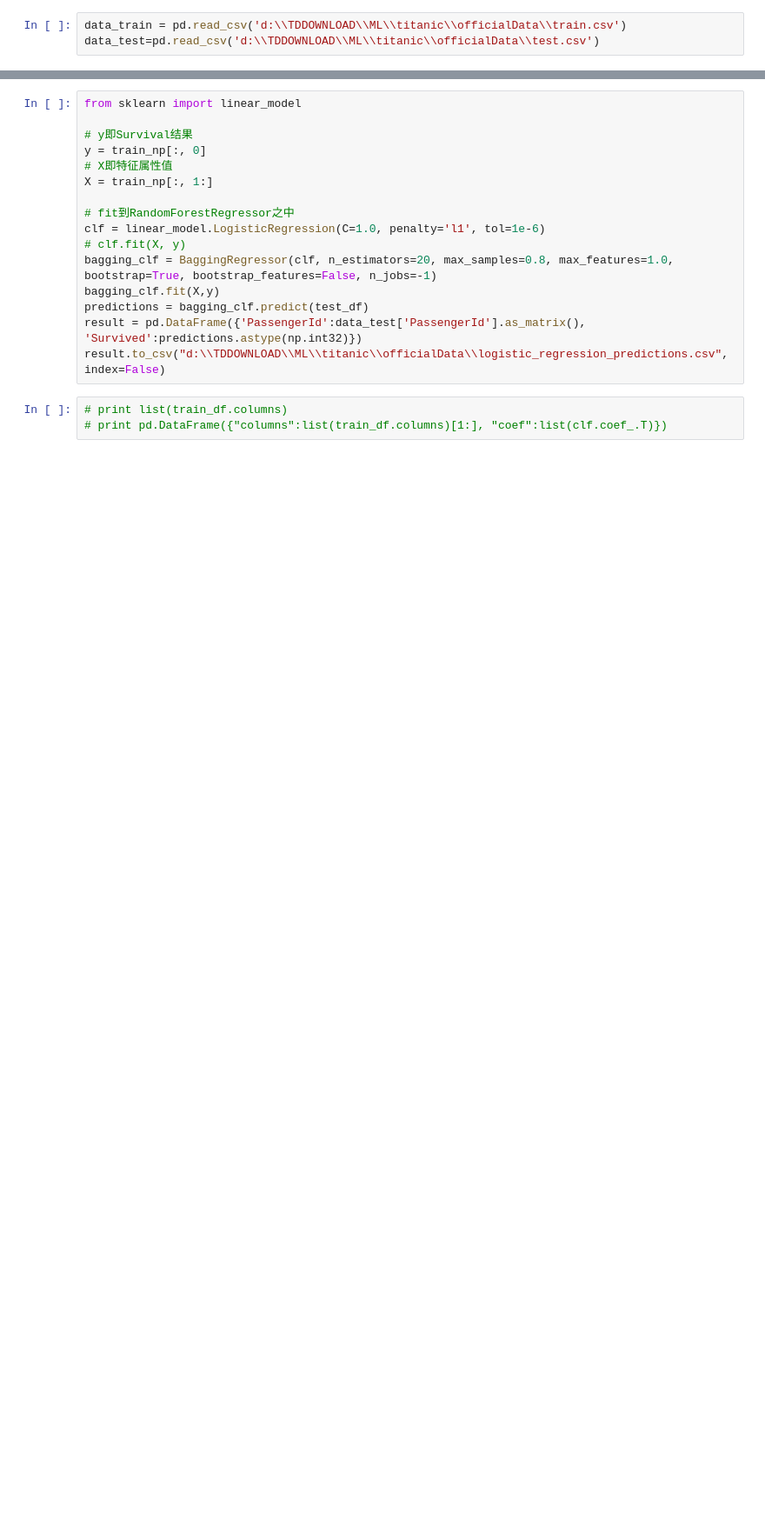
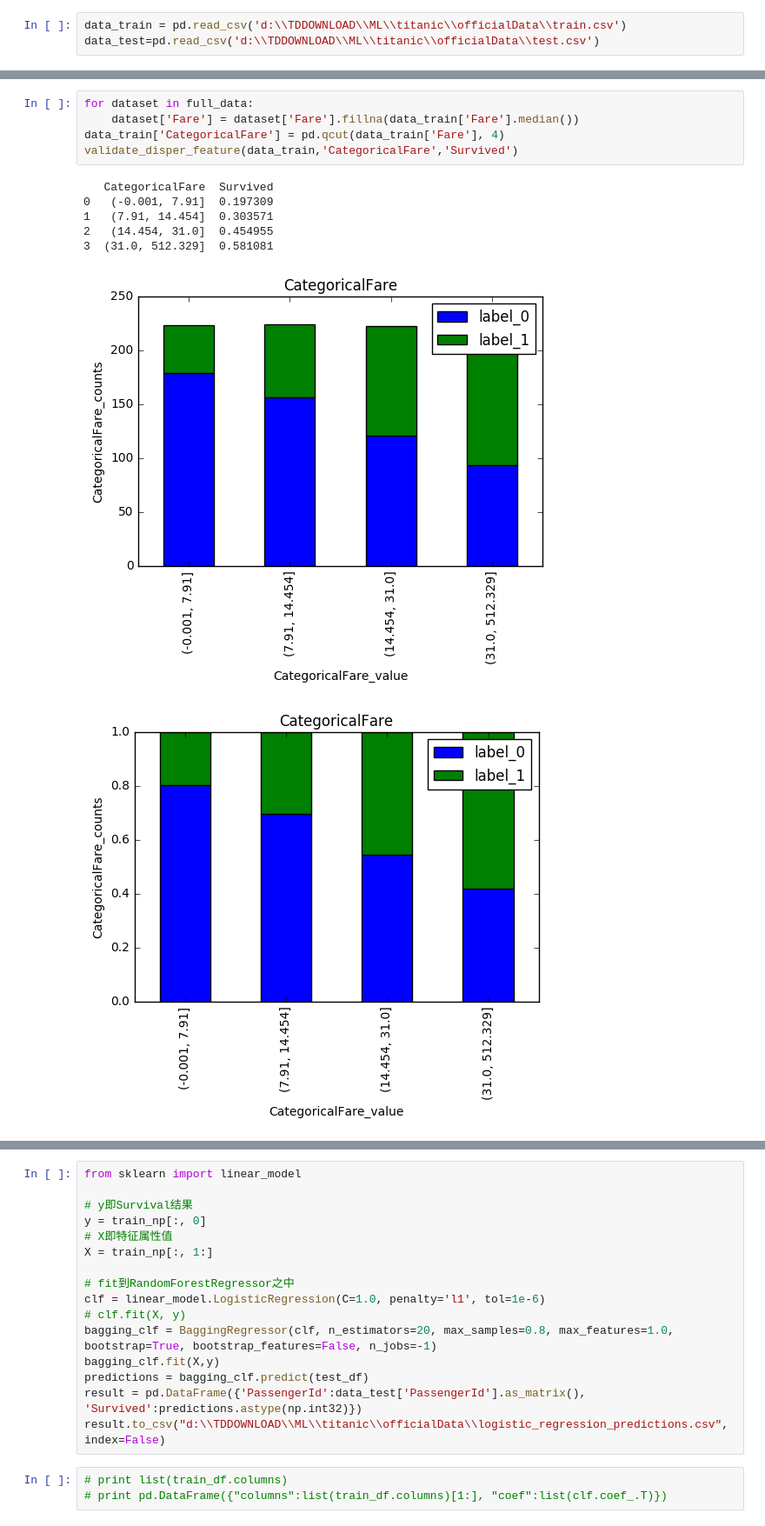
Before and after one commit to Jahvey/PYTHON_kaggle_titanic, a Jupyter notebook: my titanic.ipynb, the cells around one changed output, grey strips where cells are left out. Shown at 87% size. Drawn from its saved outputs; the diff is of its cells as text; blank space fills up the shorter version.

```diff
--- a/my titanic.ipynb
+++ b/my titanic.ipynb
@@ -259,0 +288,13 @@ value_set Int64Index([0, 1], dtype='int64')
+# %%
+for dataset in full_data:
+    dataset['Fare'] = dataset['Fare'].fillna(data_train['Fare'].median())
+data_train['CategoricalFare'] = pd.qcut(data_train['Fare'], 4)
+validate_disper_feature(data_train,'CategoricalFare','Survived')
+# %% [output]
+   CategoricalFare  Survived
+0   (-0.001, 7.91]  0.197309
+1   (7.91, 14.454]  0.303571
+2   (14.454, 31.0]  0.454955
+3  (31.0, 512.329]  0.581081
+[figure, added]
+[figure, added]
```
Also changed, not shown: parts of 21 cells of this notebook.
